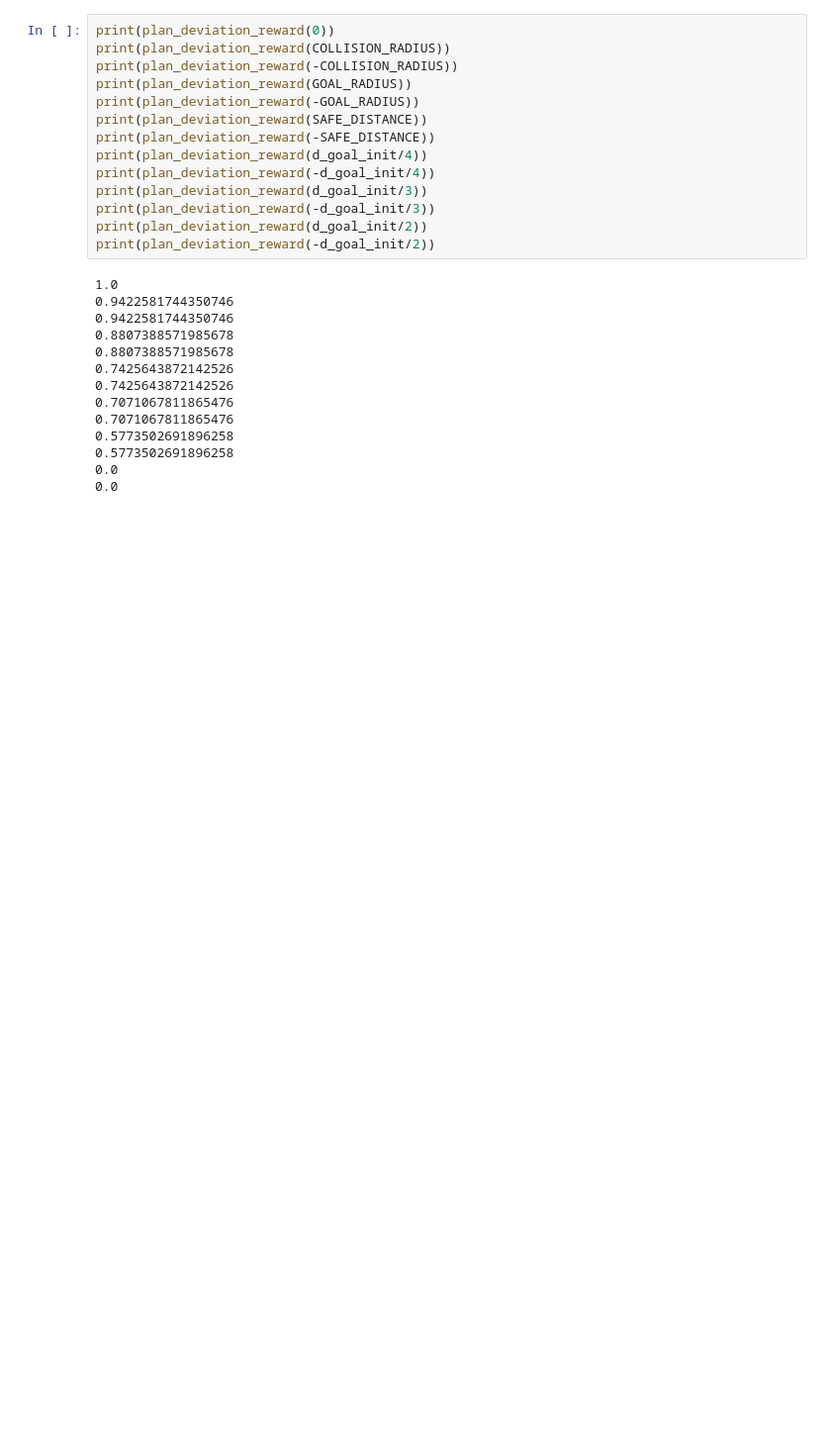
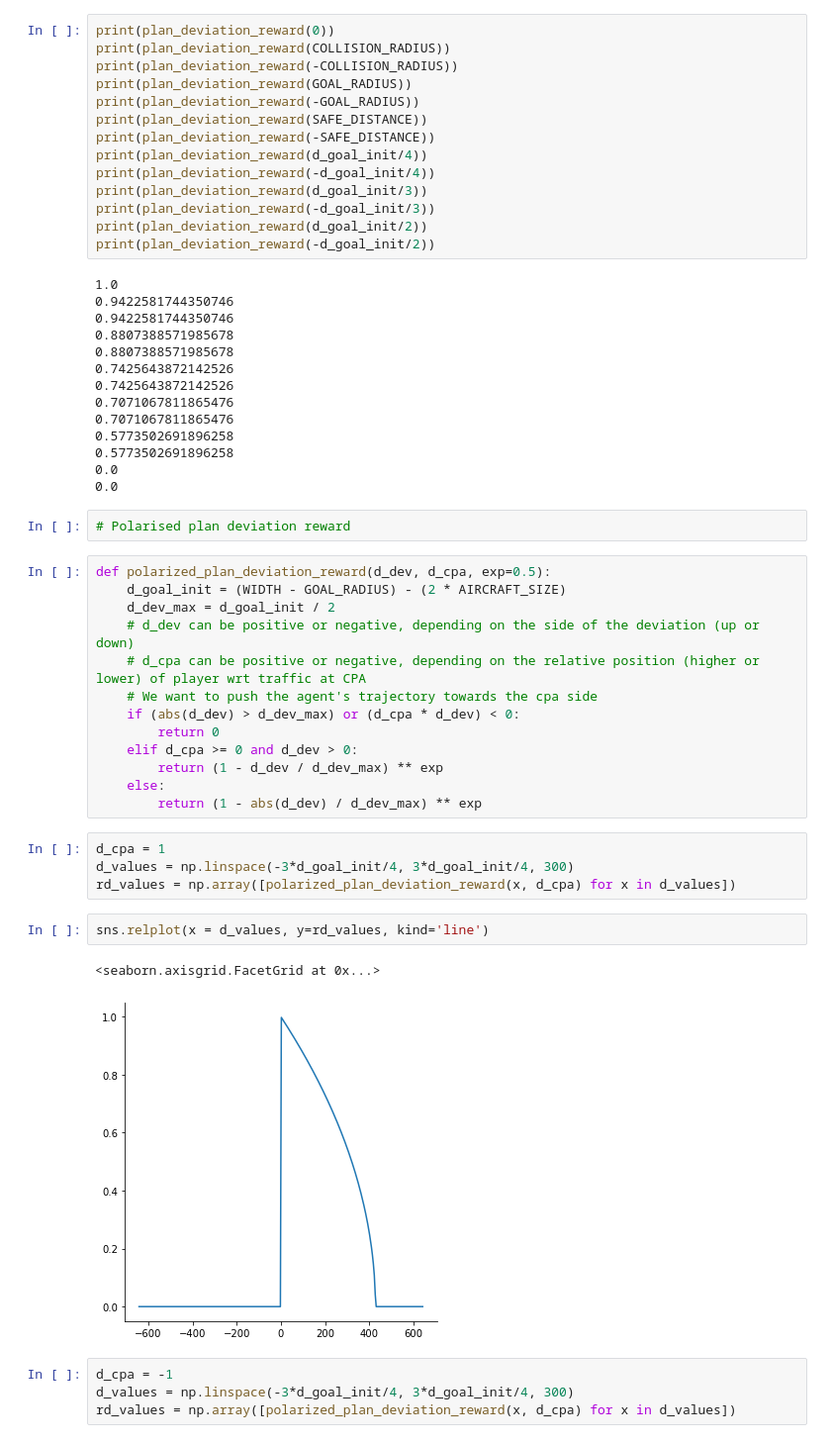
Before and after one commit to Christos-14/gym-ACAS2D, a Jupyter notebook: notebooks/rewards.ipynb, the cells around one changed output. Shown at 99% size. Saved outputs shown, nothing was run; the diff lists cells and outputs as text; blank space fills up the shorter version.

```diff
--- a/notebooks/rewards.ipynb
+++ b/notebooks/rewards.ipynb
@@ -234,3 +205,31 @@ print(plan_deviation_reward(-d_goal_init/2))
 0.5773502691896258
 0.0
 0.0
+# %%
+# Polarised plan deviation reward
+# %%
+def polarized_plan_deviation_reward(d_dev, d_cpa, exp=0.5):
+    d_goal_init = (WIDTH - GOAL_RADIUS) - (2 * AIRCRAFT_SIZE)
+    d_dev_max = d_goal_init / 2
+    # d_dev can be positive or negative, depending on the side of the deviation (up or down)
+    # d_cpa can be positive or negative, depending on the relative position (higher or lower) of player wrt traffic at CPA
+    # We want to push the agent's trajectory towards the cpa side
+    if (abs(d_dev) > d_dev_max) or (d_cpa * d_dev) < 0:
+        return 0
+    elif d_cpa >= 0 and d_dev > 0:
+        return (1 - d_dev / d_dev_max) ** exp
+    else:
+        return (1 - abs(d_dev) / d_dev_max) ** exp
+# %%
+d_cpa = 1
+d_values = np.linspace(-3*d_goal_init/4, 3*d_goal_init/4, 300)
+rd_values = np.array([polarized_plan_deviation_reward(x, d_cpa) for x in d_values])
+# %%
+sns.relplot(x = d_values, y=rd_values, kind='line')
+# %% [output]
+<seaborn.axisgrid.FacetGrid at 0x...>
+[figure, added]
+# %%
+d_cpa = -1
+d_values = np.linspace(-3*d_goal_init/4, 3*d_goal_init/4, 300)
+rd_values = np.array([polarized_plan_deviation_reward(x, d_cpa) for x in d_values])
```
Also changed, not shown: parts of 8 cells of this notebook, 12 other files.
